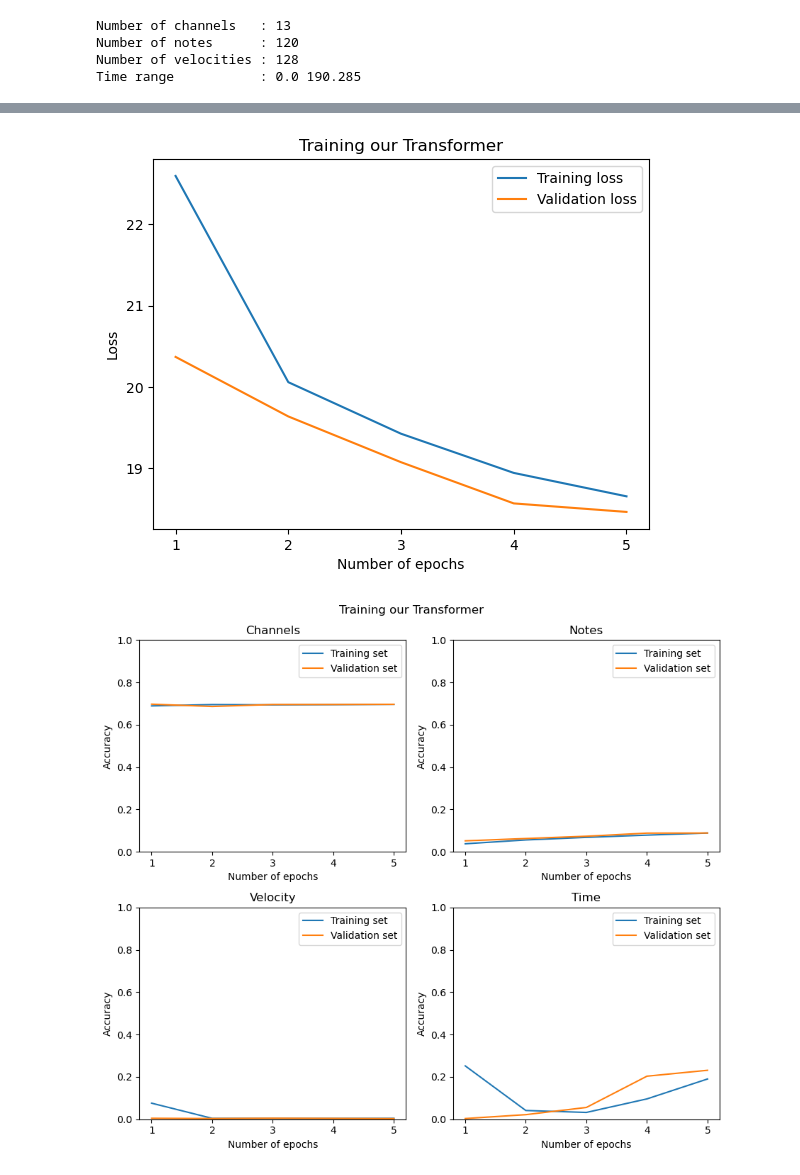
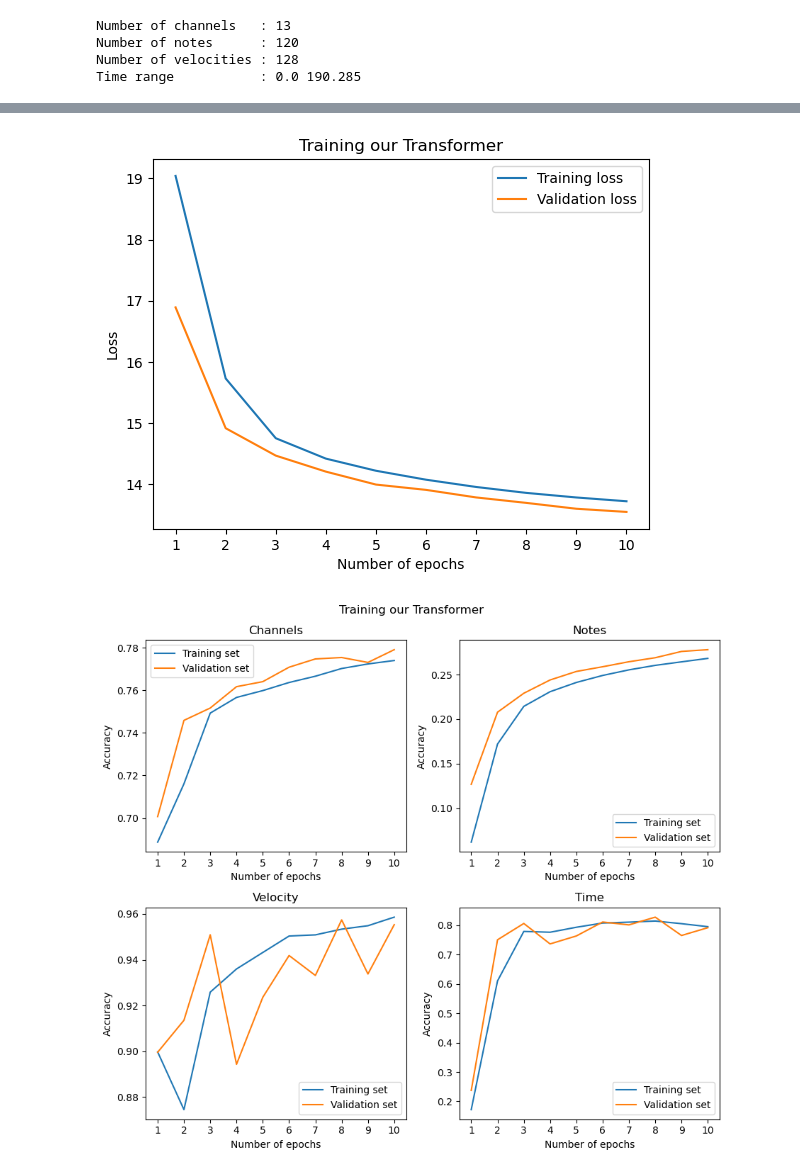
Before and after one commit to Valentin-dB/DD2424-MusicGen, a Jupyter notebook: Transformer.ipynb, the cells around one changed output, grey strips where cells are left out. Saved outputs shown, nothing was run; the diff lists cells and outputs as text; code cells hidden in the pictures.

```diff
--- a/Transformer.ipynb
+++ b/Transformer.ipynb
@@ -153,24 +157,22 @@ class Transformer(tf.keras.Model):
 
     def generate(self, input_vec, output_length, mode="Max", T=1, reset=False):
         temp_vec = self.predict(input_vec)
-        temp_vec = sample_probas(temp_vec,mode,T)
+        temp_vec = sample_probas(temp_vec,mode,T,False)
         output_vec = [[np.argmax(temp_vec[0][0,0,:])],[np.argmax(temp_vec[1][0,0,:])],[temp_vec[2][0,0,0]],[temp_vec[3][0,0,0]]]
         for _ in range(output_length-1):
             for i in range(4):
                 input_vec[i] = np.concatenate((input_vec[i][:,1:],np.reshape([output_vec[i][-1]],(1,1))),axis=1)
             temp_vec = self.predict(input_vec)
-            temp_vec = sample_probas(temp_vec,mode,T)
+            temp_vec = sample_probas(temp_vec,mode,T,False)
             output_vec[0] += [np.argmax(temp_vec[0][0,0,:])]
             output_vec[1] += [np.argmax(temp_vec[1][0,0,:])]
             output_vec[2] += [temp_vec[2][0,0,0]]
             output_vec[3] += [temp_vec[3][0,0,0]]
-        for i in range(4):
-            output_vec[i] = np.reshape(output_vec[i],(1,-1))
         return output_vec
 # %%
-d_model = 128
-n_layers = 1
-n_heads = 4
+d_model = 50
+n_layers = 2
+n_heads = 12
 dff = 4*d_model
 
 n_batch = 200
@@ -196,8 +198,8 @@ loss_weights_start = {
 loss_weights_then  = {
     'output_1': 0.5,     # Channels
     'output_2': 5.0,     # Notes
-    'output_3': 1e-3,    # Velocities
-    'output_4': 1e-6     # Times
+    'output_3': 1e-2,    # Velocities
+    'output_4': 1e-4     # Times
 }
 
 metrics = {
@@ -217,9 +219,17 @@ channels_accuracy = []
 notes_accuracy = []
 velocities_accuracy = []
 times_accuracy = []
+channels_loss = []
+notes_loss = []
+velocities_loss = []
+times_loss = []
 
 val_loss = []
 val_channels_accuracy = []
 val_notes_accuracy = []
 val_velocities_accuracy = []
 val_times_accuracy = []
+val_channels_loss = []
+val_notes_loss = []
+val_velocities_loss = []
+val_times_loss = []
@@ -264,6 +236,6 @@ Chan, Note, Velo, Time = ClassicTransformer.generate([Train_X[0][0:1,:],Train_X[
 # %%
 n_epochs_start = 0
-n_epochs_then  = 5
+n_epochs_then  = 10
 
 if n_epochs_start > 0:
     history = ClassicTransformer.fit(Train_X,Train_y, epochs=n_epochs_start, batch_size=n_batch, validation_data=(Val_X,Val_y))
@@ -273,12 +245,20 @@ if n_epochs_start > 0:
     notes_accuracy += history.history['output_2_accuracy']
     velocities_accuracy += history.history['output_3_rounded_accuracy']
     times_accuracy += history.history['output_4_tol_accuracy']
+    channels_loss += history.history['output_1_loss']
+    notes_loss += history.history['output_2_loss']
+    velocities_loss += history.history['output_3_loss']
+    times_loss += history.history['output_4_loss']
 
     val_loss += history.history['val_loss']
     val_channels_accuracy += history.history['val_output_1_accuracy']
     val_notes_accuracy += history.history['val_output_2_accuracy']
     val_velocities_accuracy += history.history['val_output_3_rounded_accuracy']
     val_times_accuracy += history.history['val_output_4_tol_accuracy']
+    val_channels_loss += history.history['val_output_1_loss']
+    val_notes_loss += history.history['val_output_2_loss']
+    val_velocities_loss += history.history['val_output_3_loss']
+    val_times_loss += history.history['val_output_4_loss']
 
 ClassicTransformer.compile(optimizer=optimizer, loss=losses, loss_weights=loss_weights_then, metrics=metrics)
 history = ClassicTransformer.fit(Train_X,Train_y, epochs=n_epochs_then, batch_size=n_batch, validation_data=(Val_X,Val_y))
@@ -288,10 +268,18 @@ channels_accuracy += history.history['output_1_accuracy']
 notes_accuracy += history.history['output_2_accuracy']
 velocities_accuracy += history.history['output_3_rounded_accuracy']
 times_accuracy += history.history['output_4_tol_accuracy']
+channels_loss += history.history['output_1_loss']
+notes_loss += history.history['output_2_loss']
+velocities_loss += history.history['output_3_loss']
+times_loss += history.history['output_4_loss']
 
 val_loss += history.history['val_loss']
 val_channels_accuracy += history.history['val_output_1_accuracy']
 val_notes_accuracy += history.history['val_output_2_accuracy']
 val_velocities_accuracy += history.history['val_output_3_rounded_accuracy']
 val_times_accuracy += history.history['val_output_4_tol_accuracy']
+val_channels_loss += history.history['val_output_1_loss']
+val_notes_loss += history.history['val_output_2_loss']
+val_velocities_loss += history.history['val_output_3_loss']
+val_times_loss += history.history['val_output_4_loss']
 # %% [output]
@@ -308,5 +306,5 @@ Epoch 5/5
 # %%
-plot_training_results("Training our Transformer",loss,channels_accuracy,notes_accuracy,velocities_accuracy,times_accuracy,val_loss,val_channels_accuracy,val_notes_accuracy,val_velocities_accuracy,val_times_accuracy)
+plot_training_results("Training our Transformer",loss,channels_accuracy,notes_accuracy,velocities_accuracy,times_accuracy,channels_loss,notes_loss,velocities_loss,times_loss,val_loss,val_channels_accuracy,val_notes_accuracy,val_velocities_accuracy,val_times_accuracy,val_channels_loss,val_notes_loss,val_velocities_loss,val_times_loss)
 # %% [output]
-[figure, old version]
+[figure, new version]
-[figure, old version]
+[figure, new version]
```
Also changed, not shown: parts of 12 cells of this notebook, 4 other files.
